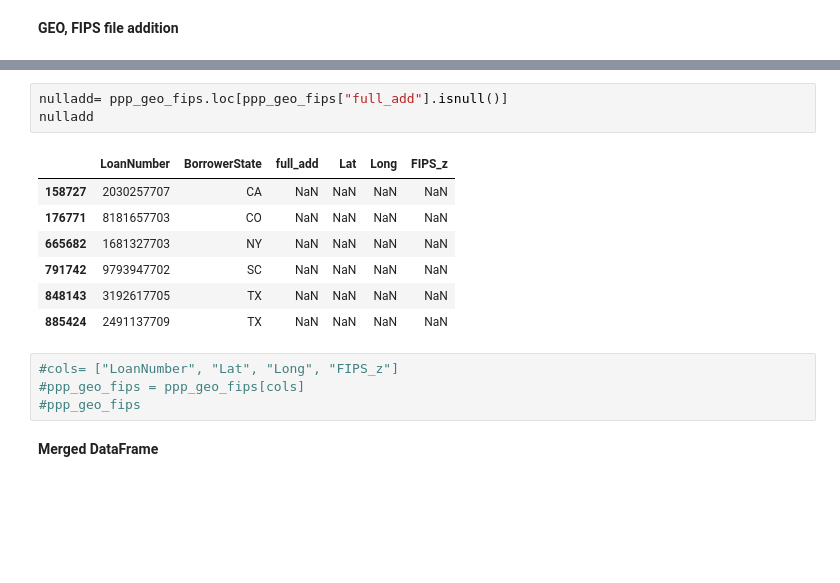
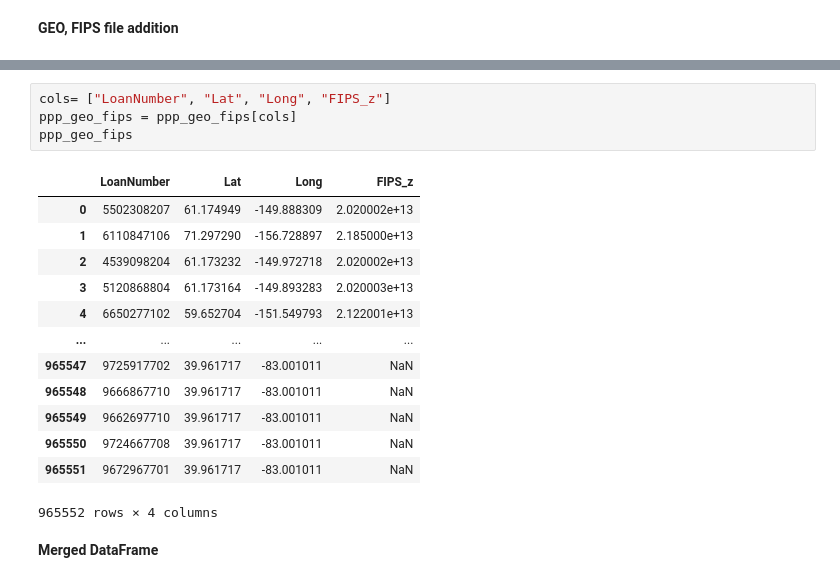
Before and after one commit to cspence001/mapdata_finalization_notebooks, a Jupyter notebook: main_concat23.ipynb, the cells around one changed output, grey strips where cells are left out. Cells and saved outputs as stored; diff of their text form; blank space fills up the shorter version.

```diff
--- a/main_concat23.ipynb
+++ b/main_concat23.ipynb
@@ -106,18 +105,21 @@ ppp_geo_fips
-# %%
-nulladd= ppp_geo_fips.loc[ppp_geo_fips["full_add"].isnull()]
-nulladd
-# %% [output]
-|  | LoanNumber | BorrowerState | full_add | Lat | Long | FIPS_z |
-| 158727 | 2030257707 | CA | NaN | NaN | NaN | NaN |
-| 176771 | 8181657703 | CO | NaN | NaN | NaN | NaN |
-| 665682 | 1681327703 | NY | NaN | NaN | NaN | NaN |
-| 791742 | 9793947702 | SC | NaN | NaN | NaN | NaN |
-| 848143 | 3192617705 | TX | NaN | NaN | NaN | NaN |
-| 885424 | 2491137709 | TX | NaN | NaN | NaN | NaN |
 # %%
-#cols= ["LoanNumber", "Lat", "Long", "FIPS_z"]
-#ppp_geo_fips = ppp_geo_fips[cols]
-#ppp_geo_fips
+cols= ["LoanNumber", "Lat", "Long", "FIPS_z"]
+ppp_geo_fips = ppp_geo_fips[cols]
+ppp_geo_fips
+# %% [output]
+|  | LoanNumber | Lat | Long | FIPS_z |
+| 0 | 5502308207 | 61.174949 | -149.888309 | 2.020002e+13 |
+| 1 | 6110847106 | 71.297290 | -156.728897 | 2.185000e+13 |
+| 2 | 4539098204 | 61.173232 | -149.972718 | 2.020002e+13 |
+| 3 | 5120868804 | 61.173164 | -149.893283 | 2.020003e+13 |
+| 4 | 6650277102 | 59.652704 | -151.549793 | 2.122001e+13 |
+| ... | ... | ... | ... | ... |
+| 965547 | 9725917702 | 39.961717 | -83.001011 | NaN |
+| 965548 | 9666867710 | 39.961717 | -83.001011 | NaN |
+| 965549 | 9662697710 | 39.961717 | -83.001011 | NaN |
+| 965550 | 9724667708 | 39.961717 | -83.001011 | NaN |
+| 965551 | 9672967701 | 39.961717 | -83.001011 | NaN |
+965552 rows × 4 columns
 # %% [markdown]
 <b>Merged DataFrame
 # %% [markdown]
```
Also changed, not shown: parts of 9 cells of this notebook, 4 other files.
